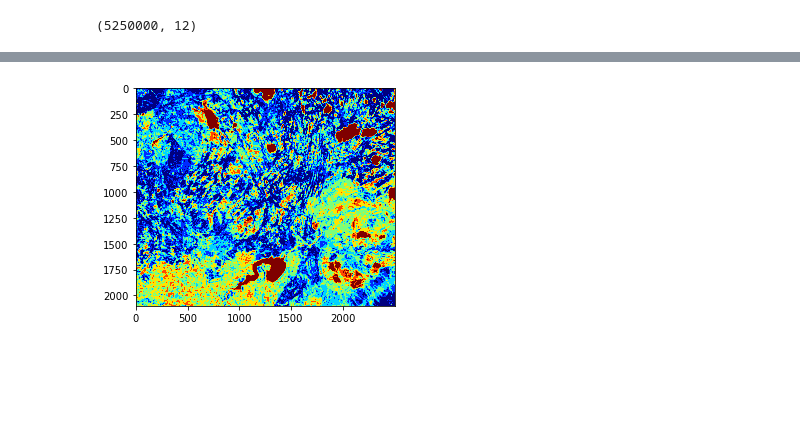
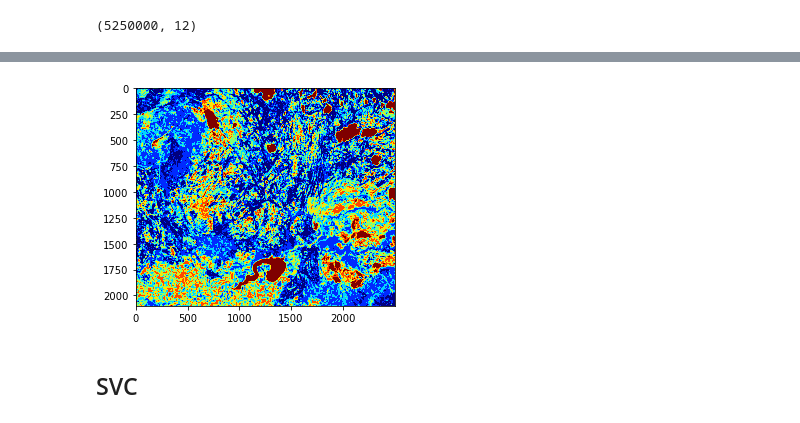
Before and after one commit to fynnweaver/Land_Cover_Classification, a Jupyter notebook: Code.ipynb, the cells around one changed output, grey strips where cells are left out. Saved outputs shown, nothing was run; the diff lists cells and outputs as text; code cells hidden in the pictures; blank space fills up the shorter version.

Commit message:
Generating demo data map predictions and comparing different iterations

```diff
--- a/Code.ipynb
+++ b/Code.ipynb
@@ -217,10 +178,12 @@ plt.scatter(sim_raws['B01'], sim_raws.y)
 # %%
 #vertical concat
-main_dataframe = pd.concat([sim_raws, lab_raws])
+main_dataframe = pd.concat([tor_raws, sim_raws, lab_raws, james_raws])
 main_dataframe = main_dataframe.reset_index().drop('index', axis = 1)
 #main_dataframe = lab_raws
 #main_dataframe = clean_raws(main_dataframe)
 
 sim_gauss = gaussian_raws('../data_tests/simcoe_york/raws', nrcan_name = 'Simcoe_York_2019.tif')
 lab_gauss = gaussian_raws('../data_tests/labrador/raws')
-main_dataframe = pd.concat([sim_gauss, lab_gauss])
+james_gauss = gaussian_raws('../data_tests/james_bay/raws', nrcan_name = 'James_Bay_Med.tif')
+tor_gauss = gaussian_raws('../data_tests/scene_5/raws')
+main_dataframe = pd.concat([tor_gauss, james_gauss, sim_gauss, lab_gauss])
@@ -268,8 +279,12 @@ y
 19      47120
 dtype: int64
 # %%
+#final clean
+#drop 0
+main_dataframe = main_dataframe.loc[main_dataframe.y != 0]
+
 #select classes above threshold
-threshold = 18000
+threshold = 40000
 top_classes = main_classes[main_classes > threshold].reset_index().y
 
 #save dataframe subset of those classes
@@ -374,7 +342,0 @@ X_train, X_test, y_train, y_test = train_test_split(X, y, stratify = y, train_si
-# %%
-#drop outliers from train
-train_data = pd.concat([X_train, y_train], axis = 1)
-
-train_clean = clean_raws(train_data)
-y_train = train_clean.y
-X_train = train_clean.drop('y', axis = 1)
@@ -517,3 +472,13 @@ ax2.imshow(recon_gauss)
+# %%
+gauss_demo = gaussian_raws('../data_tests/demo/raws', nrcan_name = 'land_cover.tif', index = [0, 3])
+
+#select X values from gaussian dataframe
+X_demo = gauss_demo.drop('y', axis = 1)
+X_demo.head()
+
+#reshape to use y_demo with gaussian X
+y_demo = y_demo.values.reshape(2500, 2100).T
+y_demo = y_demo.flatten()
 # %%
 #generate predictions
 demo_pred = forest.predict(X_demo)
@@ -534,9 +499,8 @@ cm_forest_fig.plot(ax = ax)
 # %%
-from matplotlib import cm
-
-map_pred = np.asarray(demo_pred).reshape(2500, 2100).T
+#plot demo prediction map
+map_pred = np.asarray(demo_pred).reshape(2100, 2500)
 cmap = cm.get_cmap('jet', 7)    # 11 discrete colors
 prediction_map = plt.imshow(map_pred, cmap=cmap)
 # %% [output]
-[figure, old version]
+[figure, new version]
 # %%
@@ -547,0 +512,2 @@ prediction_map.figure.savefig(os.path.join(confusion_path, 'demo', 'map_3.png'))
+# %% [markdown]
+## SVC
```
Also changed, not shown: parts of 62 cells of this notebook, 10 other files.
